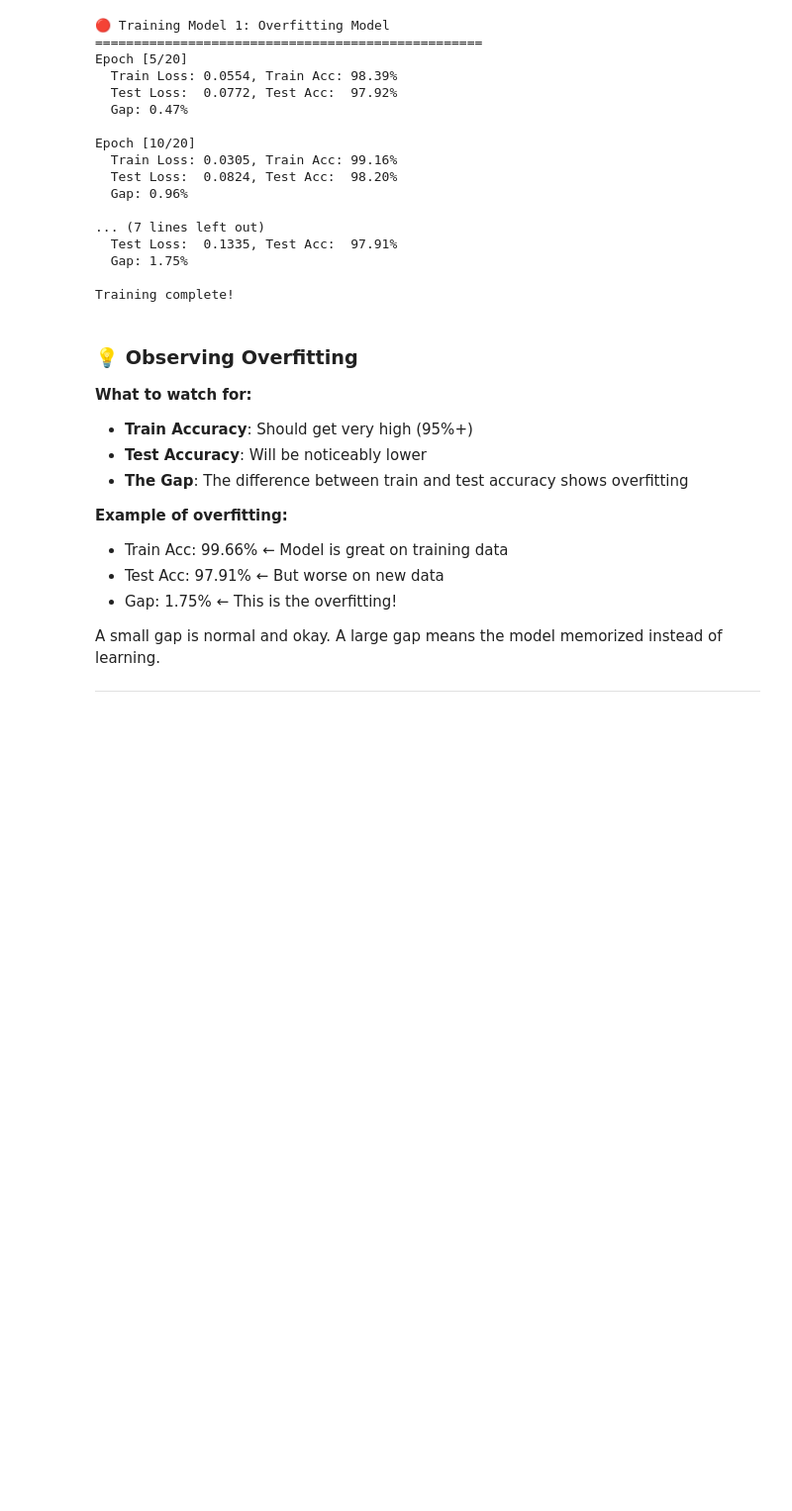
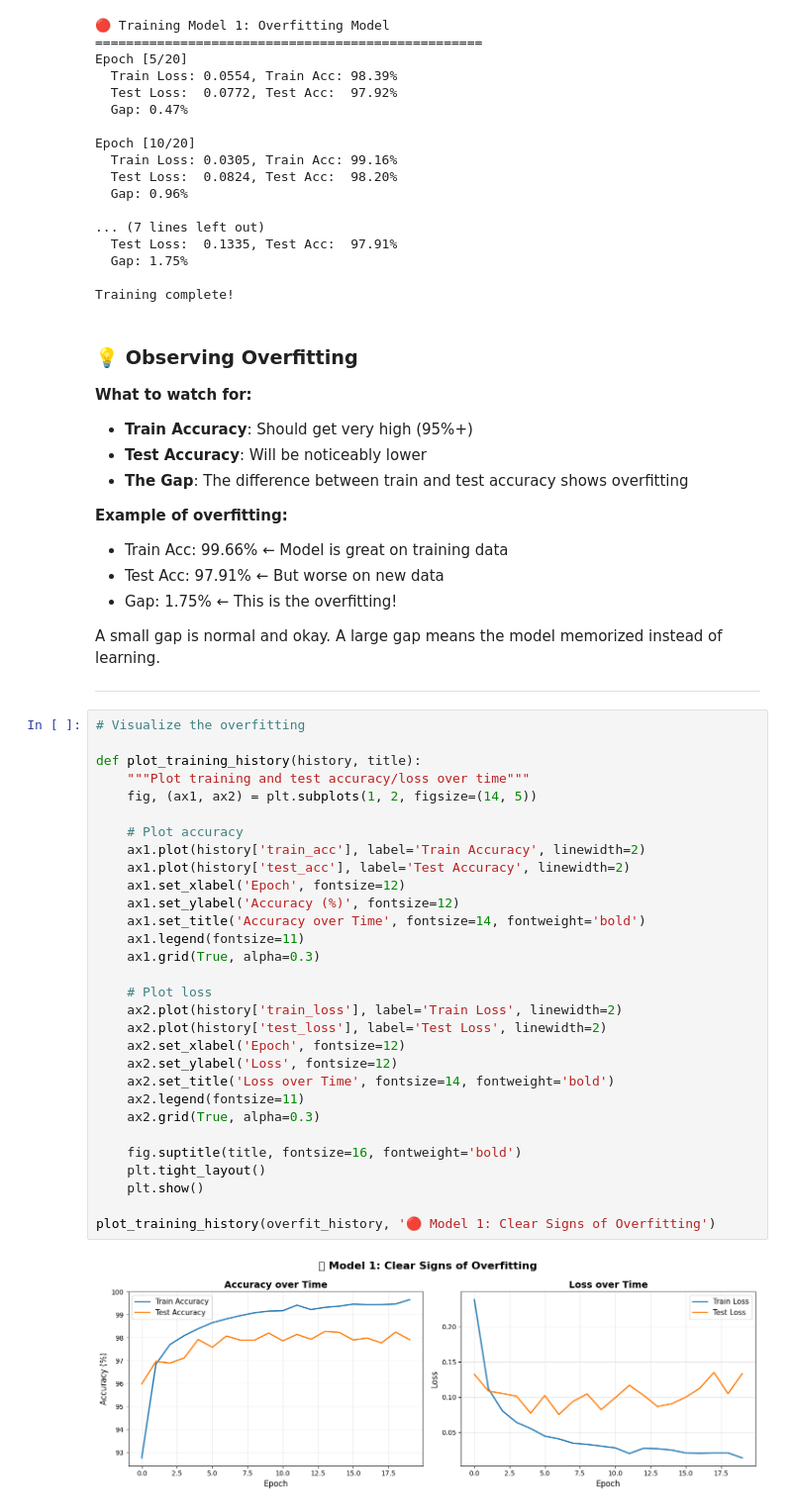
Before and after one commit to Benguerine/ai-notebook, a Jupyter notebook: kill_overfitting.ipynb, the cells around one changed output. Shown at 99% size. Cells and saved outputs as stored; diff of their text form; blank space fills up the shorter version.

```diff
--- a/kill_overfitting.ipynb
+++ b/kill_overfitting.ipynb
@@ -311,3 +311,35 @@ Training complete!
 A small gap is normal and okay. A large gap means the model memorized instead of learning.
 
 ---
+# %%
+# Visualize the overfitting
+
+def plot_training_history(history, title):
+    """Plot training and test accuracy/loss over time"""
+    fig, (ax1, ax2) = plt.subplots(1, 2, figsize=(14, 5))
+
+    # Plot accuracy
+    ax1.plot(history['train_acc'], label='Train Accuracy', linewidth=2)
+    ax1.plot(history['test_acc'], label='Test Accuracy', linewidth=2)
+    ax1.set_xlabel('Epoch', fontsize=12)
+    ax1.set_ylabel('Accuracy (%)', fontsize=12)
+    ax1.set_title('Accuracy over Time', fontsize=14, fontweight='bold')
+    ax1.legend(fontsize=11)
+    ax1.grid(True, alpha=0.3)
+
+    # Plot loss
+    ax2.plot(history['train_loss'], label='Train Loss', linewidth=2)
+    ax2.plot(history['test_loss'], label='Test Loss', linewidth=2)
+    ax2.set_xlabel('Epoch', fontsize=12)
+    ax2.set_ylabel('Loss', fontsize=12)
+    ax2.set_title('Loss over Time', fontsize=14, fontweight='bold')
+    ax2.legend(fontsize=11)
+    ax2.grid(True, alpha=0.3)
+
+    fig.suptitle(title, fontsize=16, fontweight='bold')
+    plt.tight_layout()
+    plt.show()
+
+plot_training_history(overfit_history, '🔴 Model 1: Clear Signs of Overfitting')
+# %% [output]
+[figure, added]
```
